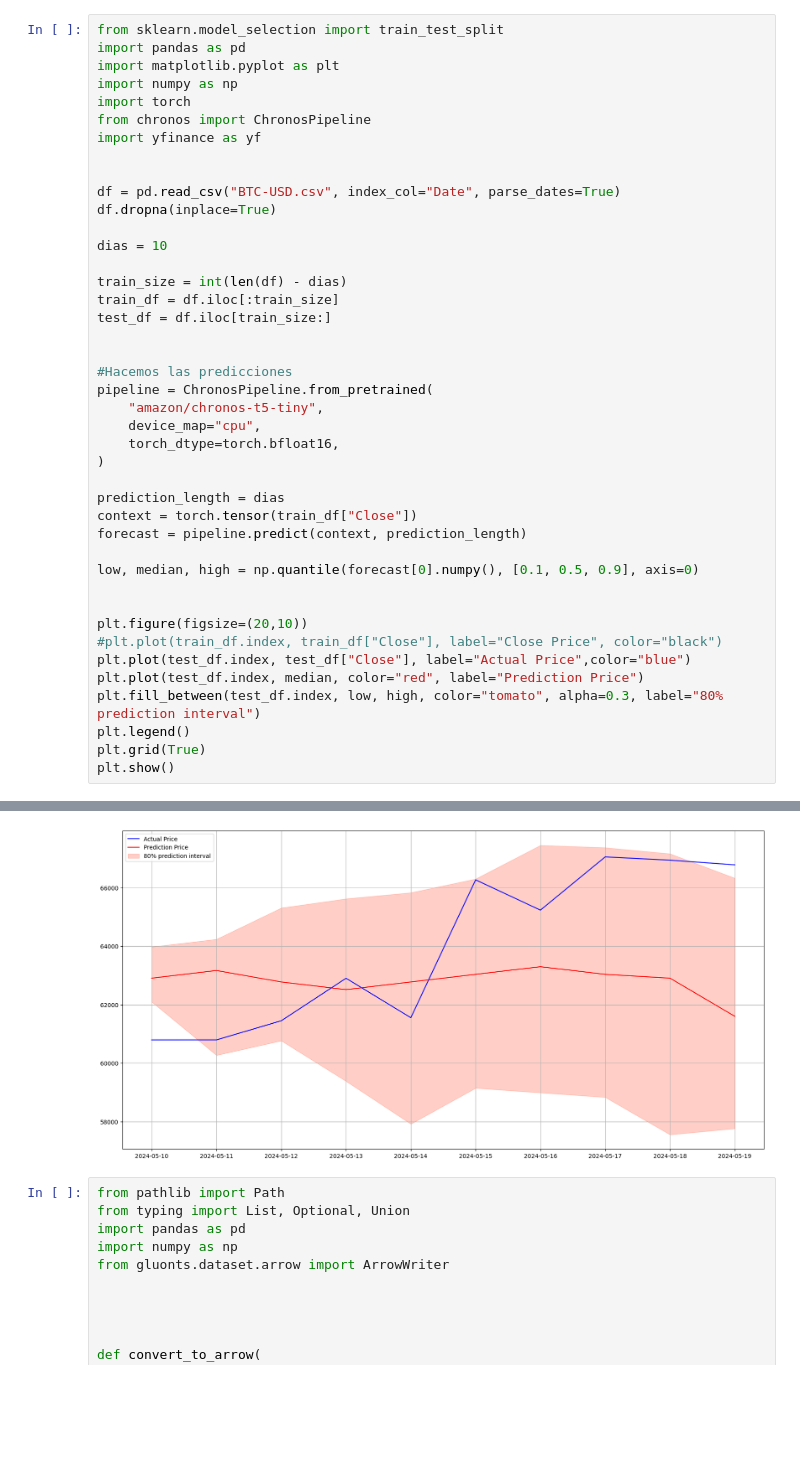
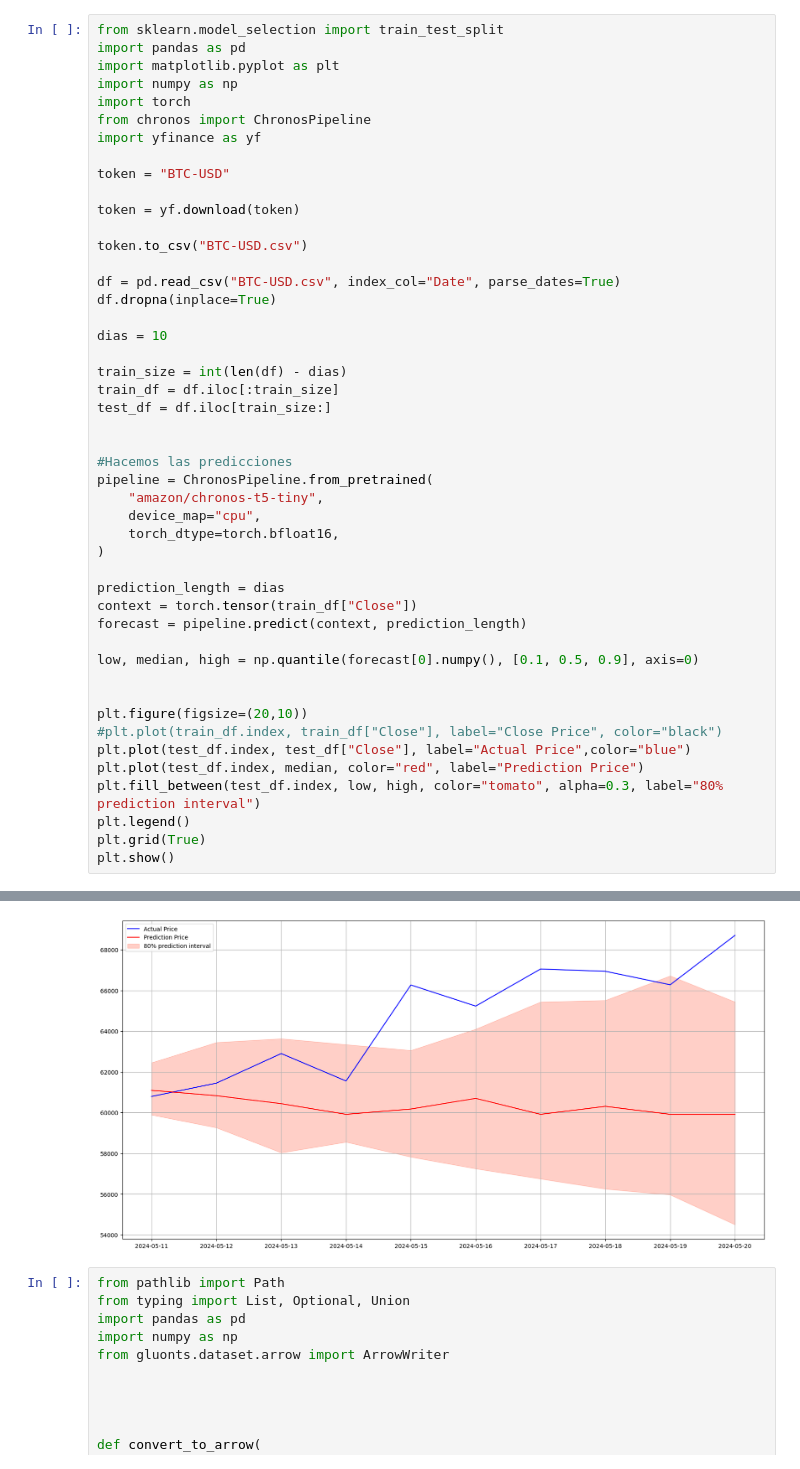
Before and after one commit to Ivo196/Price-Forecasting-Chronos-T5, a Jupyter notebook: test1.ipynb, the cells around one changed output, grey strips where cells are left out. Cells and saved outputs as stored; diff of their text form; blank space fills up the shorter version.

```diff
--- a/test1.ipynb
+++ b/test1.ipynb
@@ -7,6 +7,11 @@ import torch
 from chronos import ChronosPipeline
 import yfinance as yf
 
+token = "BTC-USD"
+
+token = yf.download(token)
+
+token.to_csv("BTC-USD.csv")
 
 df = pd.read_csv("BTC-USD.csv", index_col="Date", parse_dates=True)
 df.dropna(inplace=True)
@@ -44,4 +50,4 @@ plt.show()
-[figure, old version]
+[figure, new version]
 # %%
 from pathlib import Path
 from typing import List, Optional, Union
```
Also changed, not shown: parts of 2 cells of this notebook.
